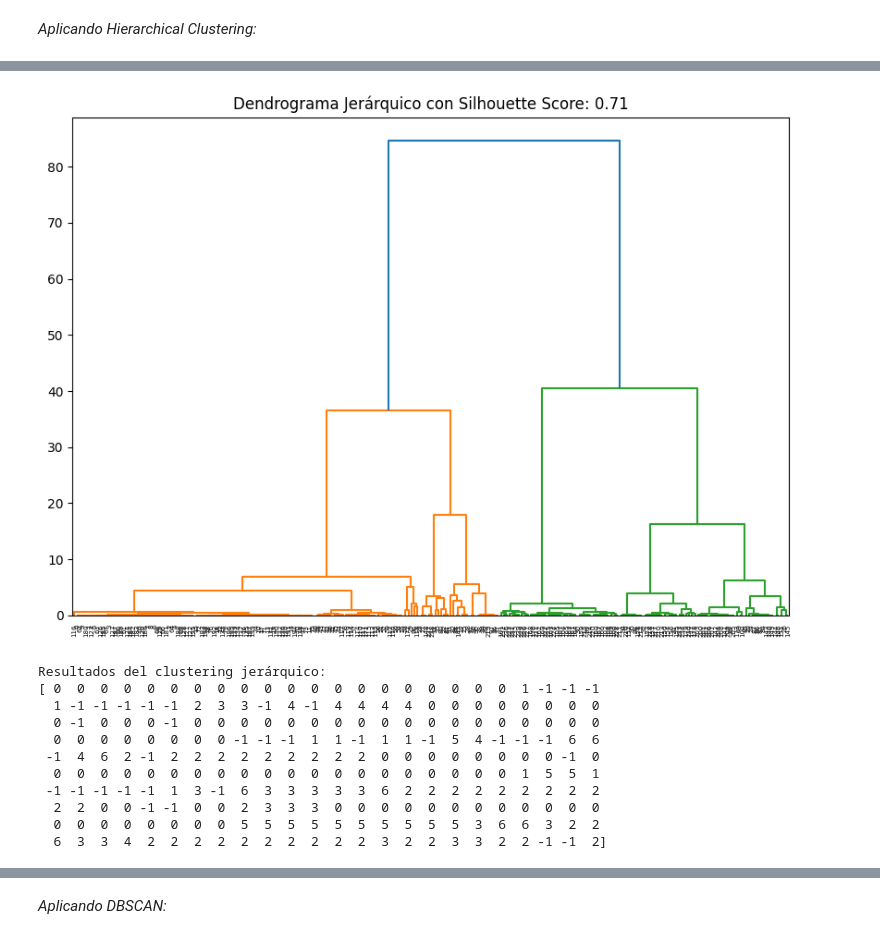
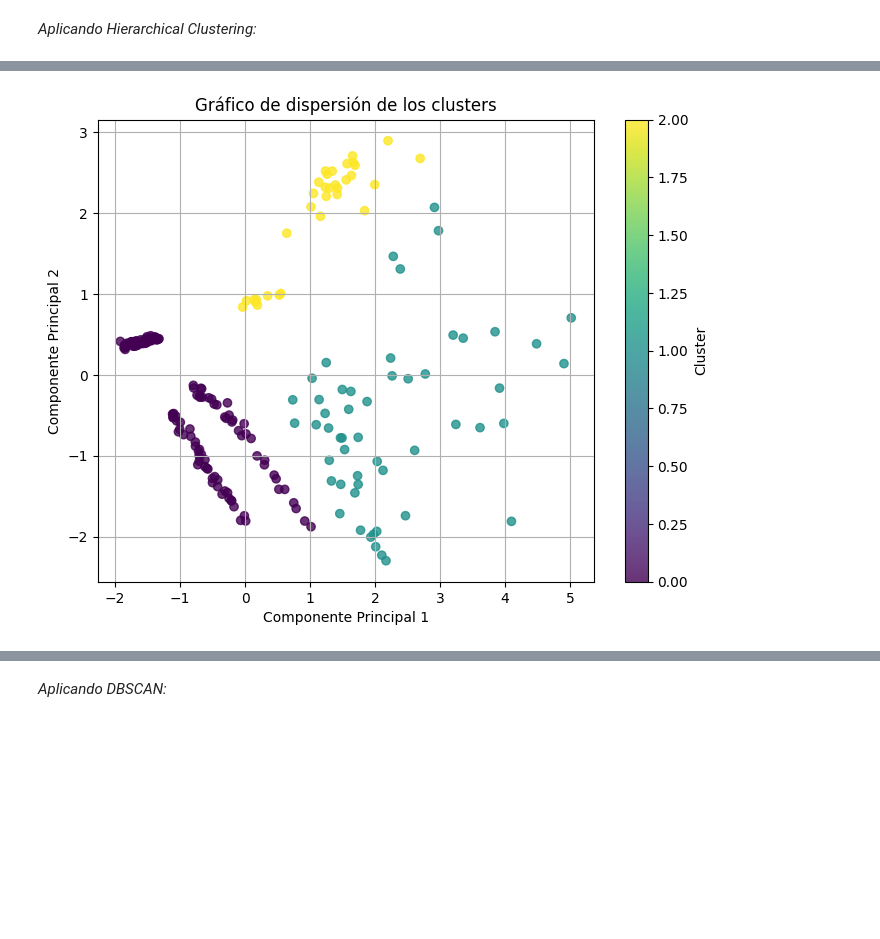
Before and after one commit to MigueLucena/Determinaci-n-Tipos-de-Estrellas, a Jupyter notebook: Practica2NT1.ipynb, the cells around one changed output, grey strips where cells are left out. Drawn from its saved outputs; the diff is of its cells as text; code cells hidden in the pictures; blank space fills up the shorter version.

```diff
--- a/Practica2NT1.ipynb
+++ b/Practica2NT1.ipynb
@@ -289,6 +331,22 @@ from sklearn.decomposition import PCA
 
 def load_data_onehot_pca(file_path):
     data = pd.read_csv(file_path)
+
+    mapping = {
+    'Red' : ['Red'],
+    'Orange-Red': ['Orange-Red'],
+    'Orange': ['Orange'],
+    'Yellow-Orange': ['Pale yellow orange'],
+    'Yellow': ['Yellowish White', 'yellow-white', 'White-Yellow'],
+    'White': ['White', 'Whitish', 'white'],
+    'Blue-White': ['Blue White', 'Blue white', 'Blue-white', 'Blue-White'],
+    'Blue': ['Blue'],
+}
+
+    for target_color, source_colors in mapping.items():
+        data.loc[data['Color'].isin(source_colors), 'Color'] = target_color
+
+
 
     # Detectar columnas no numéricas y numéricas
     non_numeric_columns = data.select_dtypes(include=['object']).columns
@@ -392,29 +434,27 @@ Resultados del clustering jerárquico:
-# %%
-labels_ordinal_pca = clustering.fit_predict(data_ordinal_pca)
-
-linkage_matrix_ordinal_pca = linkage(data_ordinal_pca, method='ward')
-# Generar un dendrograma para visualizar la jerarquía de clusters
-
-silhouette_avg = silhouette_score(data_ordinal_pca, labels_ordinal_pca)
-
-plt.figure(figsize=(10, 7))
-plt.title("Dendrograma Jerárquico con Silhouette Score: {:.2f}".format(silhouette_avg))
-dendrogram(linkage_matrix_ordinal_pca)  # No necesitas pasar los datos reales, solo para visualizar la estructura jerárquica
-plt.show()
-
-# Imprimir los resultados del clustering
-print("Resultados del clustering jerárquico:")
-print(labels_ordinal_pca)
-# %% [output]
-[figure, removed]
-Resultados del clustering jerárquico:
-[ 0  0  0  0  0  0  0  0  0  0  0  0  0  0  0  0  0  0  0  0  1 -1 -1 -1
-  1 -1 -1 -1 -1 -1  2  3  3 -1  4 -1  4  4  4  4  0  0  0  0  0  0  0  0
-  0 -1  0  0  0 -1  0  0  0  0  0  0  0  0  0  0  0  0  0  0  0  0  0  0
-  0  0  0  0  0  0  0  0 -1 -1 -1  1  1 -1  1  1 -1  5  4 -1 -1 -1  6  6
- -1  4  6  2 -1  2  2  2  2  2  2  2  2  2  0  0  0  0  0  0  0  0 -1  0
-  0  0  0  0  0  0  0  0  0  0  0  0  0  0  0  0  0  0  0  0  1  5  5  1
- -1 -1 -1 -1 -1  1  3 -1  6  3  3  3  3  3  6  2  2  2  2  2  2  2  2  2
-  2  2  0  0 -1 -1  0  0  2  3  3  3  0  0  0  0  0  0  0  0  0  0  0  0
-  0  0  0  0  0  0  0  0  5  5  5  5  5  5  5  5  5  5  3  6  6  3  2  2
-  6  3  3  4  2  2  2  2  2  2  2  2  2  2  3  2  2  3  3  2  2 -1 -1  2]
+# %%
+import matplotlib.pyplot as plt
+from sklearn.cluster import AgglomerativeClustering
+from sklearn.decomposition import PCA
+
+# Ejemplo de datos
+# Supongamos que 'data_onehot_pca' son tus datos, y 'labels_onehot_pca' son las etiquetas de clustering
+
+# PCA para reducción de dimensionalidad (asumiendo que data_onehot_pca ya está en un formato apto)
+pca = PCA(n_components=2)
+data_reduced = pca.fit_transform(data_onehot_pca)
+
+# Clustering jerárquico
+clustering = AgglomerativeClustering(n_clusters=3, affinity='euclidean', linkage='ward')
+labels = clustering.fit_predict(data_onehot_pca)
+
+# Gráfico de dispersión
+plt.figure(figsize=(8, 6))
+plt.scatter(data_reduced[:, 0], data_reduced[:, 1], c=labels, cmap='viridis', alpha=0.8)
+plt.title('Gráfico de dispersión de los clusters')
+plt.xlabel('Componente Principal 1')
+plt.ylabel('Componente Principal 2')
+plt.colorbar(label='Cluster')
+plt.grid(True)
+plt.show()
+# %% [output]
+[figure, added]
```
Also changed, not shown: parts of 15 cells of this notebook.
